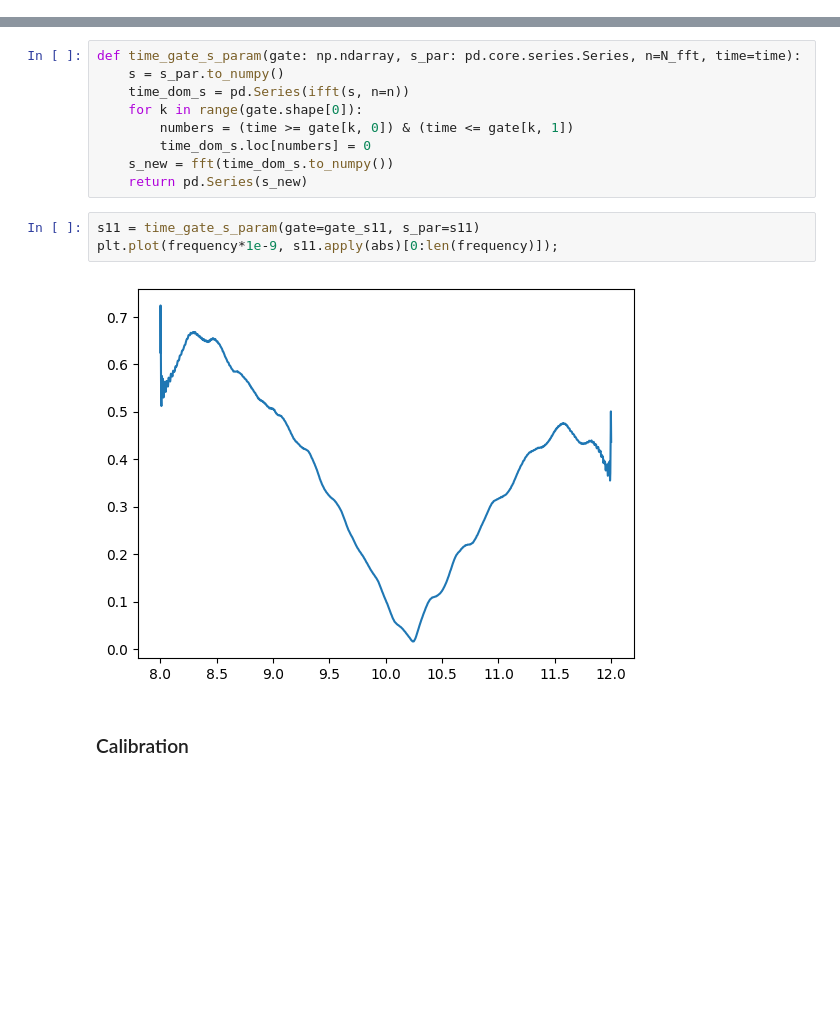
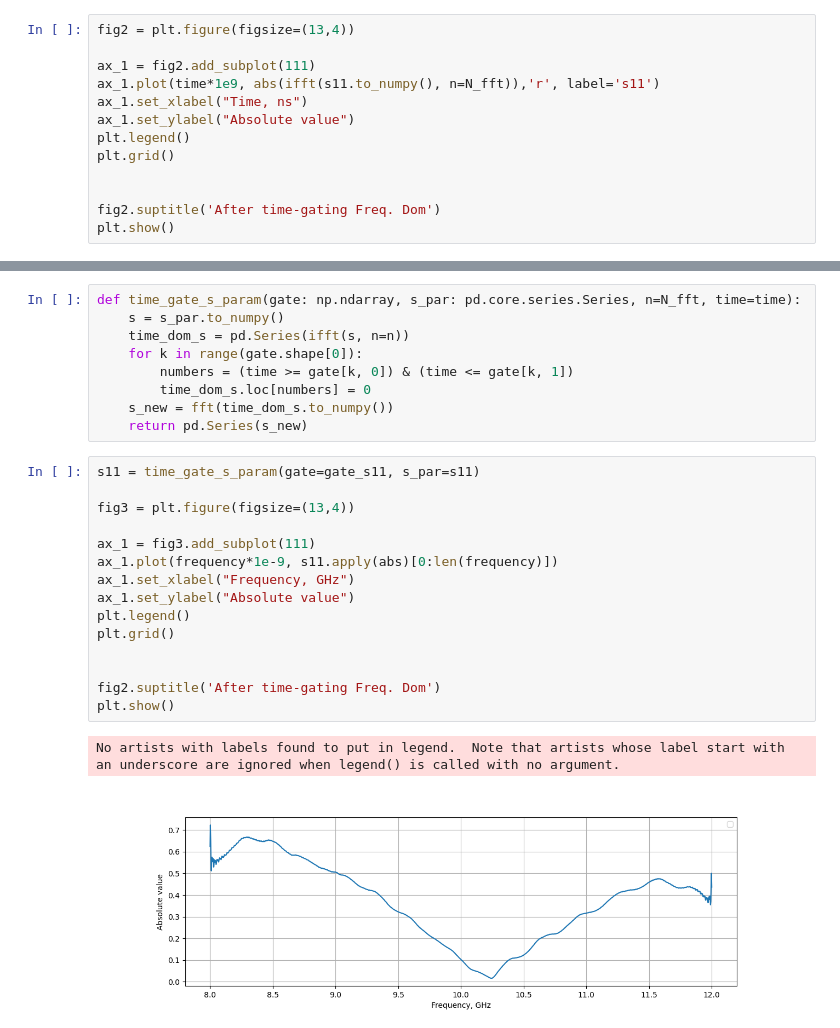
Before and after one commit to isvoropaev02/post_processing_RIS, a Jupyter notebook: main.ipynb, the cells around one changed output, grey strips where cells are left out. Cells and saved outputs as stored; diff of their text form; blank space fills up the shorter version.

```diff
--- a/main.ipynb
+++ b/main.ipynb
@@ -96,0 +96,13 @@ plt.ylabel('value');
+# %%
+fig2 = plt.figure(figsize=(13,4))
+
+ax_1 = fig2.add_subplot(111)
+ax_1.plot(time*1e9, abs(ifft(s11.to_numpy(), n=N_fft)),'r', label='s11')
+ax_1.set_xlabel("Time, ns")
+ax_1.set_ylabel("Absolute value")
+plt.legend()
+plt.grid()
+
+
+fig2.suptitle('After time-gating Freq. Dom')
+plt.show()
@@ -108,8 +122,19 @@ def time_gate_s_param(gate: np.ndarray, s_par: pd.core.series.Series, n=N_fft, t
     return pd.Series(s_new)
 # %%
 s11 = time_gate_s_param(gate=gate_s11, s_par=s11)
-plt.plot(frequency*1e-9, s11.apply(abs)[0:len(frequency)]);
+
+fig3 = plt.figure(figsize=(13,4))
+
+ax_1 = fig3.add_subplot(111)
+ax_1.plot(frequency*1e-9, s11.apply(abs)[0:len(frequency)])
+ax_1.set_xlabel("Frequency, GHz")
+ax_1.set_ylabel("Absolute value")
+plt.legend()
+plt.grid()
+
+
+fig2.suptitle('After time-gating Freq. Dom')
+plt.show()
 # %% [output]
+No artists with labels found to put in legend.  Note that artists whose label start with an underscore are ignored when legend() is called with no argument.
-[figure, old version]
+[figure, new version]
-# %% [markdown]
-### Сalibration
```
Also changed, not shown: parts of 6 cells of this notebook, 2 other files.
